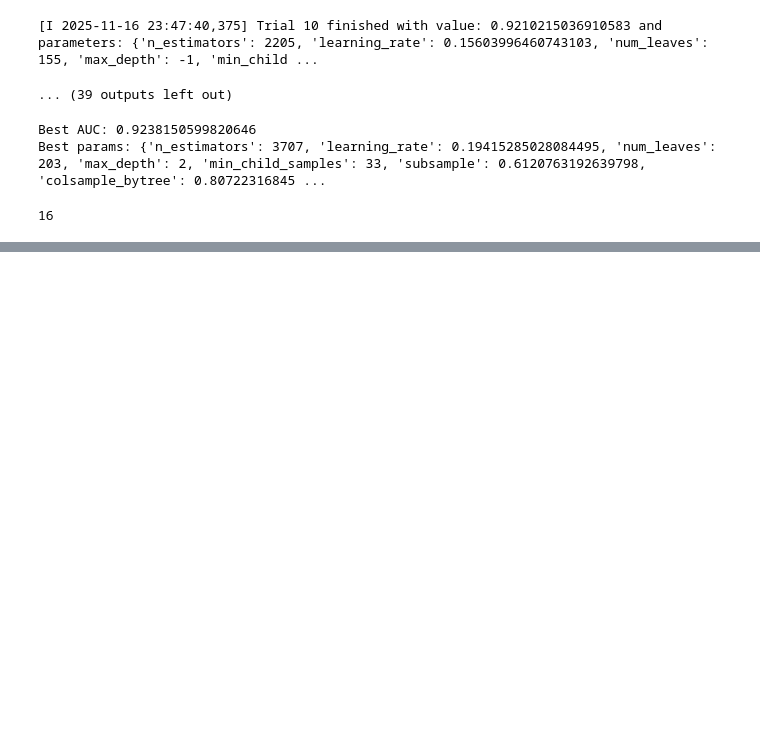
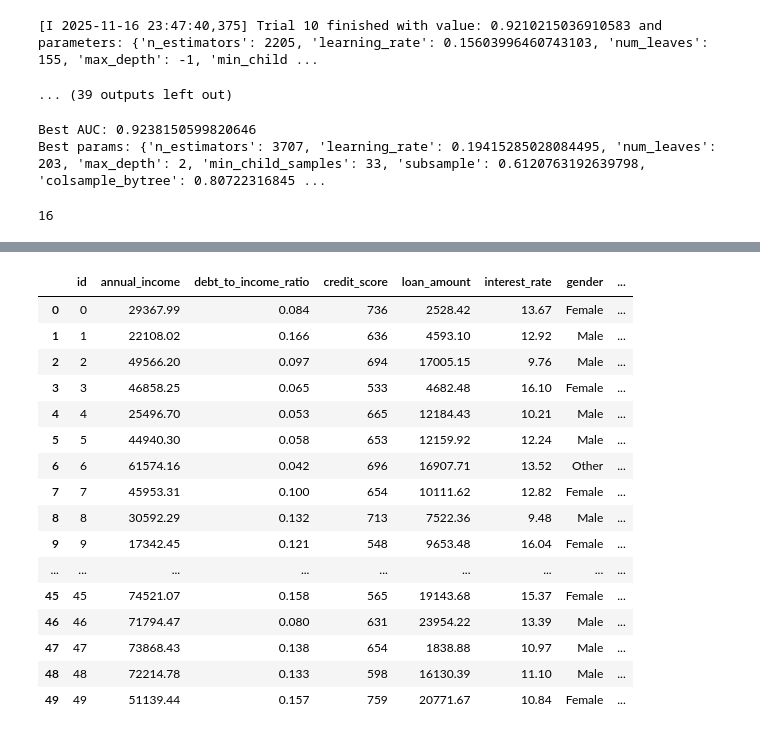
Before and after one commit to cringe-syco/ML, a Jupyter notebook: data/loan_payback/notebooks/loan-payback-local-ps.ipynb, the cells around one changed output, grey strips where cells are left out. Drawn from its saved outputs; the diff is of its cells as text; code cells hidden in the pictures; blank space fills up the shorter version.

Commit message:
loan_payback finished kaggle competeteion for s5e11

```diff
--- a/data/loan_payback/notebooks/loan-payback-local-ps.ipynb
+++ b/data/loan_payback/notebooks/loan-payback-local-ps.ipynb
@@ -2693,0 +4440,20 @@ os.cpu_count()
+# %%
+train_org.head(50)
+# %% [output]
+|  | id | annual_income | debt_to_income_ratio | credit_score | loan_amount | interest_rate | gender | ... |
+| 0 | 0 | 29367.99 | 0.084 | 736 | 2528.42 | 13.67 | Female | ... |
+| 1 | 1 | 22108.02 | 0.166 | 636 | 4593.10 | 12.92 | Male | ... |
+| 2 | 2 | 49566.20 | 0.097 | 694 | 17005.15 | 9.76 | Male | ... |
+| 3 | 3 | 46858.25 | 0.065 | 533 | 4682.48 | 16.10 | Female | ... |
+| 4 | 4 | 25496.70 | 0.053 | 665 | 12184.43 | 10.21 | Male | ... |
+| 5 | 5 | 44940.30 | 0.058 | 653 | 12159.92 | 12.24 | Male | ... |
+| 6 | 6 | 61574.16 | 0.042 | 696 | 16907.71 | 13.52 | Other | ... |
+| 7 | 7 | 45953.31 | 0.100 | 654 | 10111.62 | 12.82 | Female | ... |
+| 8 | 8 | 30592.29 | 0.132 | 713 | 7522.36 | 9.48 | Male | ... |
+| 9 | 9 | 17342.45 | 0.121 | 548 | 9653.48 | 16.04 | Female | ... |
+| ... | ... | ... | ... | ... | ... | ... | ... | ... |
+| 45 | 45 | 74521.07 | 0.158 | 565 | 19143.68 | 15.37 | Female | ... |
+| 46 | 46 | 71794.47 | 0.080 | 631 | 23954.22 | 13.39 | Male | ... |
+| 47 | 47 | 73868.43 | 0.138 | 654 | 1838.88 | 10.97 | Male | ... |
+| 48 | 48 | 72214.78 | 0.133 | 598 | 16130.39 | 11.10 | Male | ... |
+| 49 | 49 | 51139.44 | 0.157 | 759 | 20771.67 | 10.84 | Female | ... |
```
Also changed, not shown: parts of 36 cells of this notebook, 22 other files.
